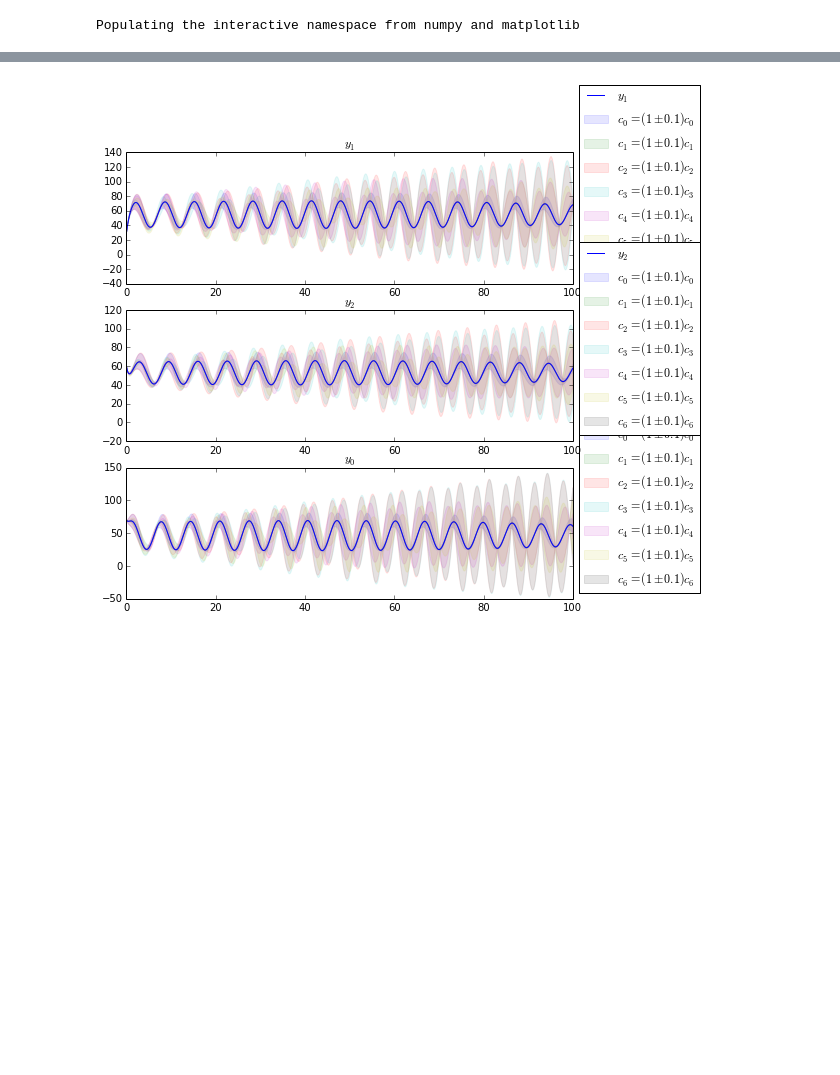
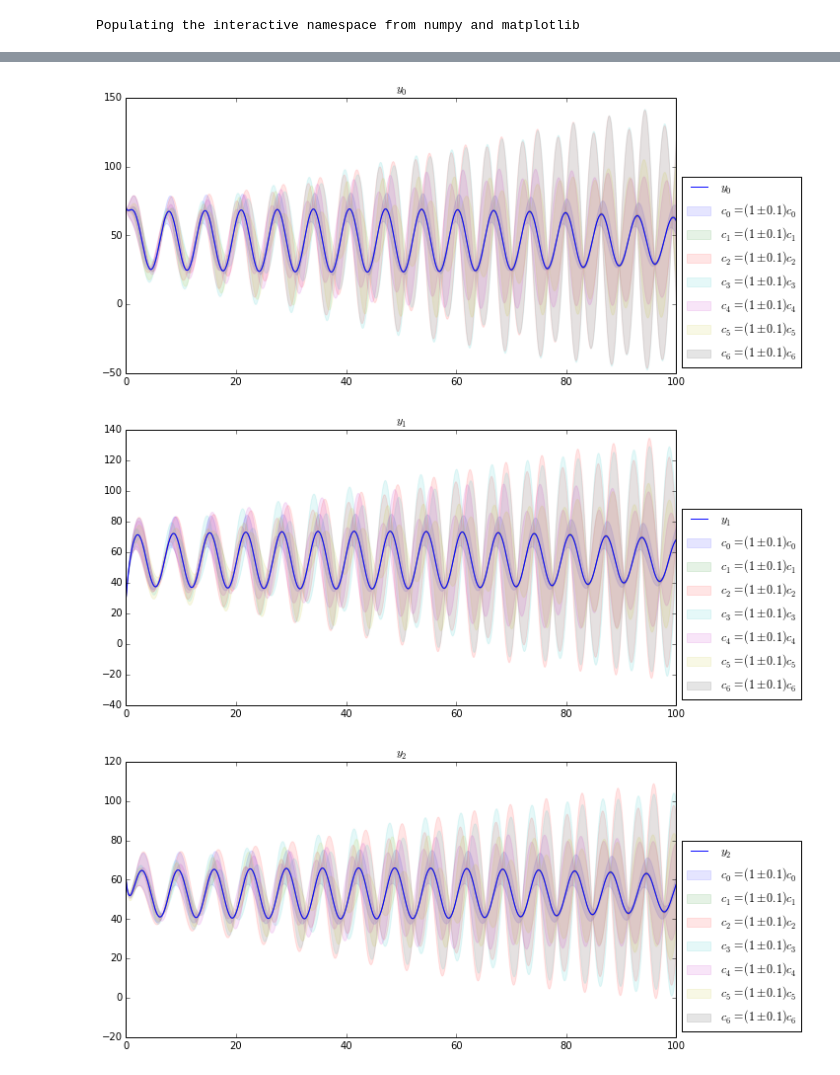
Before and after one commit to theosysbio/means, a Jupyter notebook: prototypes/examples/Simulation With Sensitivities p53.ipynb, the cells around one changed output, grey strips where cells are left out. Drawn from its saved outputs; the diff is of its cells as text; code cells hidden in the pictures; blank space fills up the shorter version.

Commit message:
regenerated simulation with sensitivities again, this time ditching the subplots and doing three separate figures instead

```diff
--- a/prototypes/examples/Simulation With Sensitivities p53.ipynb
+++ b/prototypes/examples/Simulation With Sensitivities p53.ipynb
@@ -1,6 +1,7 @@
 # %%
 %pylab inline
-pylab.rcParams['figure.figsize'] = (8.0, 8.0) # make plots a bit larger
+pylab.rcParams['figure.figsize'] = (10.0, 5.0) # make plots a bit larger
+pylab.rcParams['figure.dpi'] = 328
 # %% [output]
 Populating the interactive namespace from numpy and matplotlib
 # %%
@@ -33,21 +34,21 @@ simulation = means.simulation.SimulationWithSensitivities(problem)
 # %%
 trajectories = simulation.simulate_system(parameters, initial_conditions, timepoints)
 # %%
-counter = 0
 for trajectory in trajectories:
     if trajectory.description.order != 1:
         continue
     COLORS = cycle(['b', 'g', 'r', 'c', 'm', 'y', 'k'])
-    plt.subplot(model.number_of_species,1,counter)
+    plt.figure()
     trajectory.plot()
     for constant, parameter in zip(model.constants, parameters):
         r_delta = 0.1
         trajectory.plot_perturbations(constant, delta=r_delta*parameter, color=COLORS.next(),
                                       label='${0} = (1 \pm {1}){0}$'.format(constant, r_delta))
     plt.title('${0}$'.format(trajectory.description.symbol))
     plt.legend(loc='lower left', bbox_to_anchor = (1, 0))
-    counter += 1
 # %% [output]
-[figure, old version]
+[figure, new version]
+[figure, added]
+[figure, added]
 # %%
 plt.close()
```
